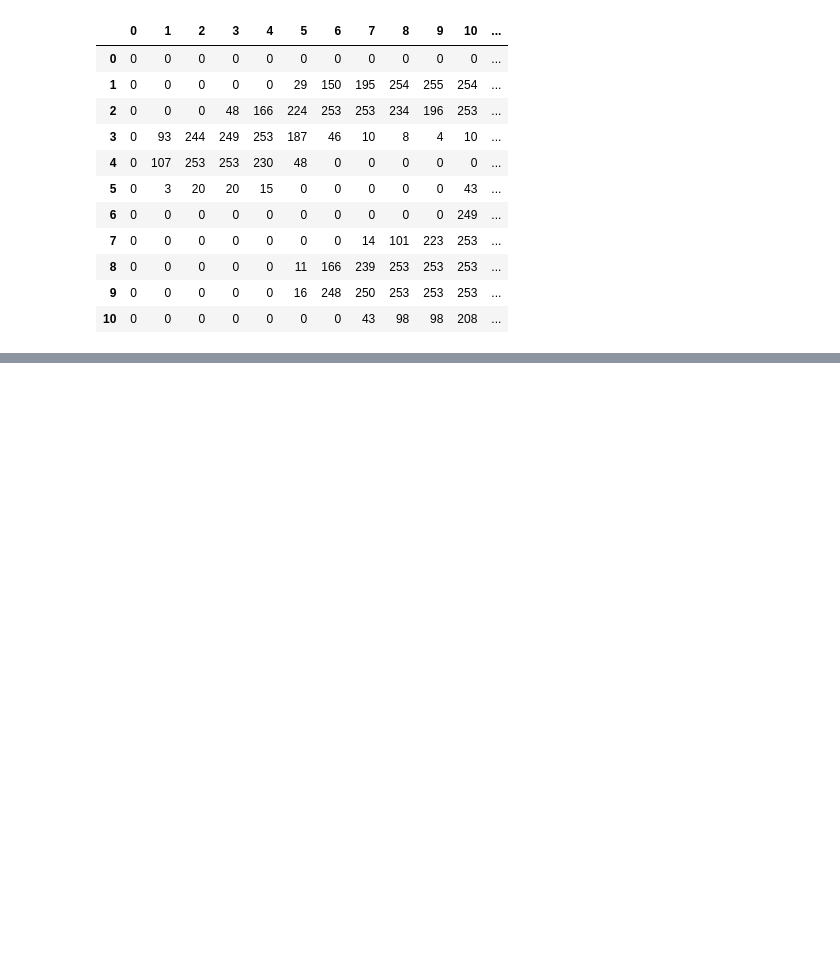
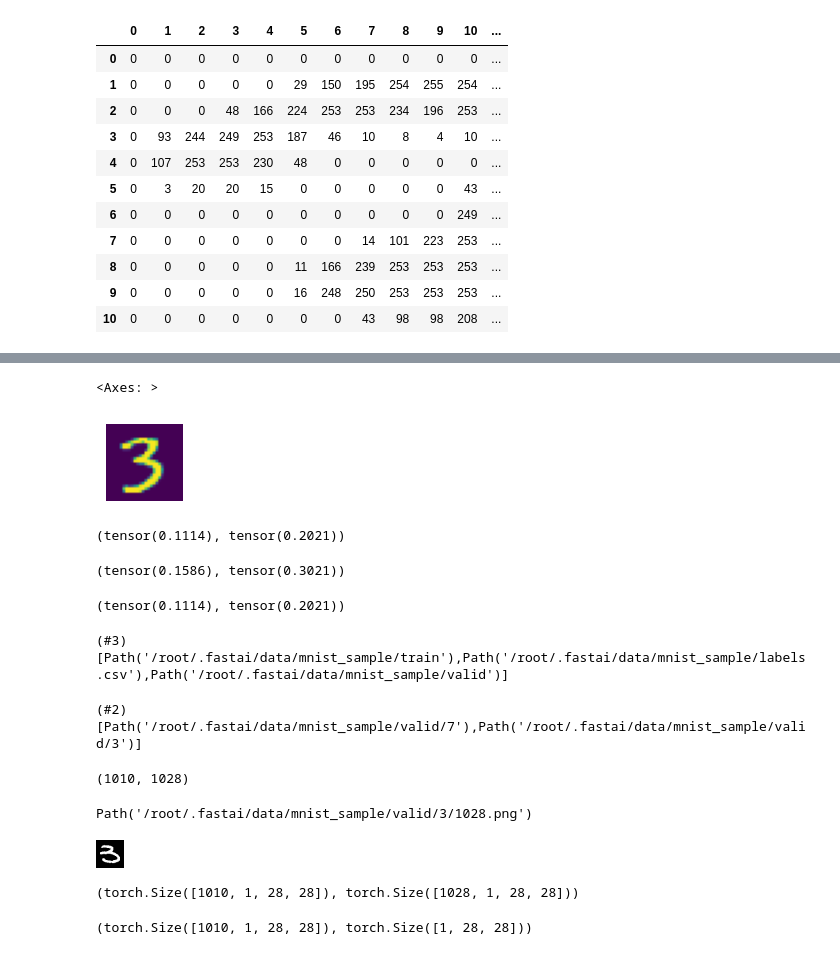
Before and after one commit to Mounish2023/fastaicourse, a Jupyter notebook: DigitClassifier.ipynb, the cells around one changed output, grey strips where cells are left out. Drawn from its saved outputs; the diff is of its cells as text; code cells hidden in the pictures; blank space fills up the shorter version.

```diff
--- a/DigitClassifier.ipynb
+++ b/DigitClassifier.ipynb
@@ -83,0 +130,47 @@ df.style.set_properties(**{'font-size':'6pt'}).background_gradient('Greys')
+# %%
+stacked_threes[1]
+show_image(stacked_threes[1])
+# %% [output]
+<Axes: >
+[figure, added]
+# %%
+dist_3_abs = (stacked_threes[1] - mean3).abs().mean()
+dist_3_rmse = ((stacked_threes[1] - mean3)**2).mean().sqrt()
+dist_3_abs, dist_3_rmse
+# %% [output]
+(tensor(0.1114), tensor(0.2021))
+# %%
+dist_7_abs = (stacked_threes[1] - mean7).abs().mean()
+dist_7_rmse = ((stacked_threes[1] - mean7)**2).mean().sqrt()
+dist_7_abs, dist_7_rmse
+# %% [output]
+(tensor(0.1586), tensor(0.3021))
+# %%
+import torch.nn.functional as F
+abs_loss = F.l1_loss(stacked_threes[1], mean3)
+rmse_loss = F.mse_loss(stacked_threes[1], mean3).sqrt()
+abs_loss, rmse_loss
+# %% [output]
+(tensor(0.1114), tensor(0.2021))
+# %%
+path.ls()
+# %% [output]
+(#3) [Path('/root/.fastai/data/mnist_sample/train'),Path('/root/.fastai/data/mnist_sample/labels.csv'),Path('/root/.fastai/data/mnist_sample/valid')]
+# %%
+(path/'/root/.fastai/data/mnist_sample/valid').ls()
+# %% [output]
+(#2) [Path('/root/.fastai/data/mnist_sample/valid/7'),Path('/root/.fastai/data/mnist_sample/valid/3')]
+# %%
+valid_threes = (path/'/root/.fastai/data/mnist_sample/valid/3').ls().sorted()
+valid_sevens = (path/'/root/.fastai/data/mnist_sample/valid/7').ls().sorted()
+len(valid_threes), len(valid_sevens)
+# %% [output]
+(1010, 1028)
+# %%
+valid_threes[1]
+# %% [output]
+Path('/root/.fastai/data/mnist_sample/valid/3/1028.png')
+# %%
+Image.open(valid_threes[1])
+# %% [output]
+[figure, added]
@@ -83,0 +183,4 @@ df.style.set_properties(**{'font-size':'6pt'}).background_gradient('Greys')
+# %%
+stacked_3_valid.shape, stacked_7_valid.shape
+# %% [output]
+(torch.Size([1010, 1, 28, 28]), torch.Size([1028, 1, 28, 28]))
@@ -83,0 +189,4 @@ df.style.set_properties(**{'font-size':'6pt'}).background_gradient('Greys')
+# %%
+stacked_3_valid.shape, mean3.shape
+# %% [output]
+(torch.Size([1010, 1, 28, 28]), torch.Size([1, 28, 28]))
```
Also changed, not shown: parts of 105 cells of this notebook.
